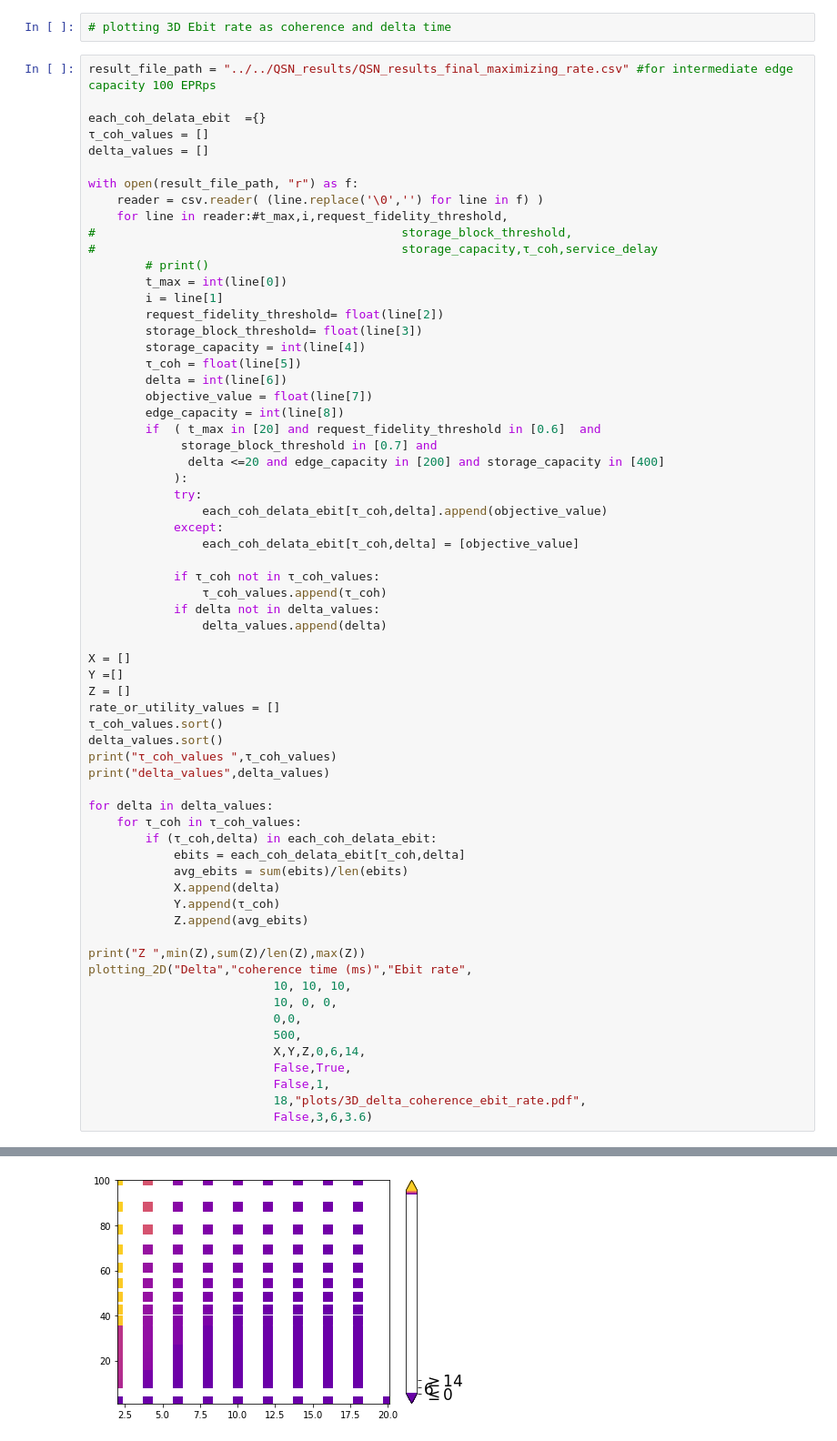
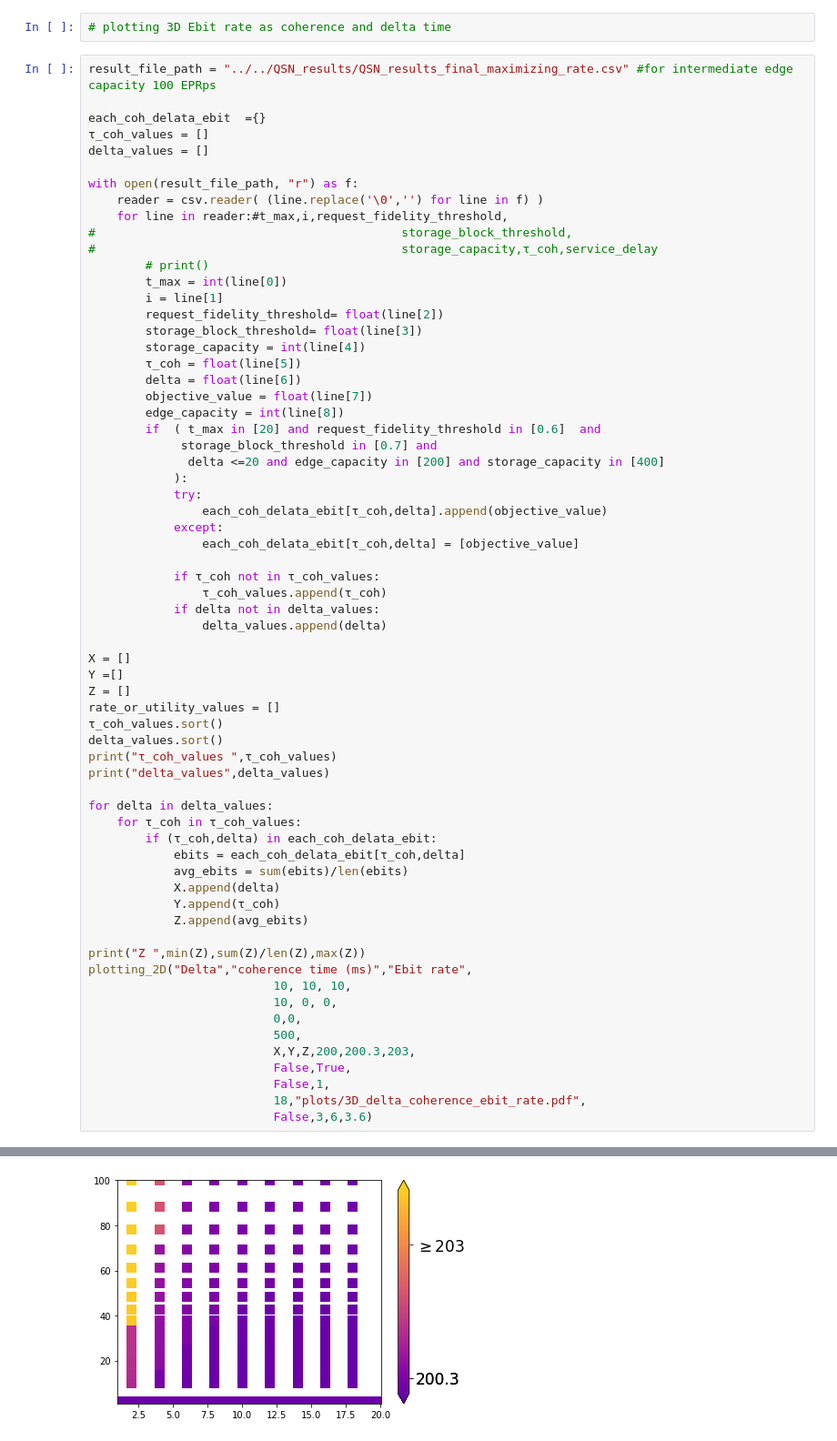
Before and after one commit to pooryousefshahrooz/QSN, a Jupyter notebook: plotting/parsing_and_plotting.ipynb, the cells around one changed output, grey strips where cells are left out. Shown at 91% size. Cells and saved outputs as stored; diff of their text form.

```diff
--- a/plotting/parsing_and_plotting.ipynb
+++ b/plotting/parsing_and_plotting.ipynb
@@ -333,7 +333,7 @@ with open(result_file_path, "r") as f:
         storage_block_threshold= float(line[3])
         storage_capacity = int(line[4])
         τ_coh = float(line[5])
-        delta = int(line[6])
+        delta = float(line[6])
         objective_value = float(line[7])
         edge_capacity = int(line[8])
         if  ( t_max in [20] and request_fidelity_threshold in [0.6]  and
@@ -374,7 +374,7 @@ plotting_2D("Delta","coherence time (ms)","Ebit rate",
                           10, 0, 0,
                           0,0,
                           500,
-                          X,Y,Z,0,6,14,
+                          X,Y,Z,200,200.3,203,
                           False,True,
                           False,1,
                           18,"plots/3D_delta_coherence_ebit_rate.pdf",
@@ -386,3 +386,3 @@ Z  200.0 200.08590019189796 203.95245113008176
-[figure, old version]
+[figure, new version]
 # %%
 import numpy as np
```
Also changed, not shown: parts of 2 cells of this notebook, 3 other files.
